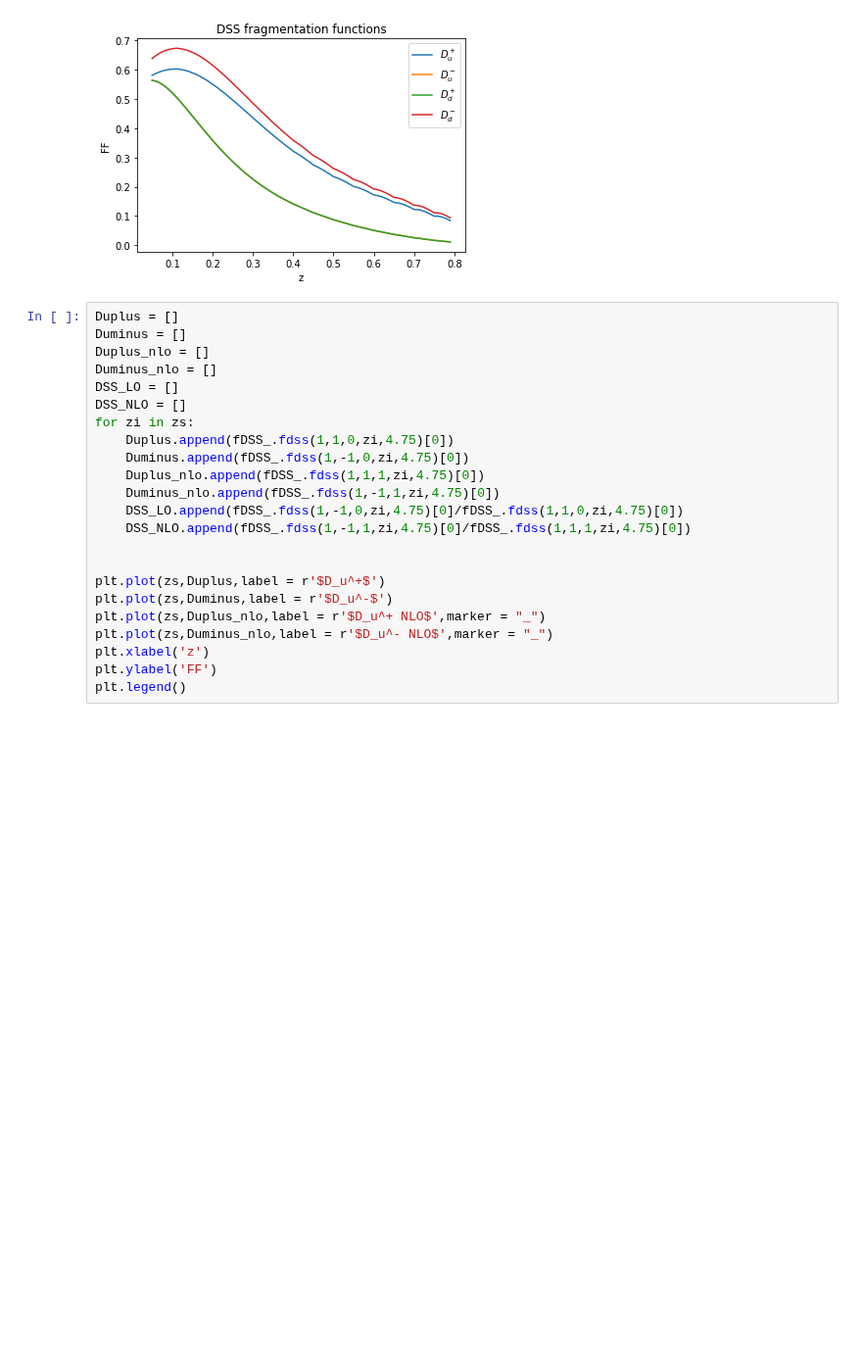
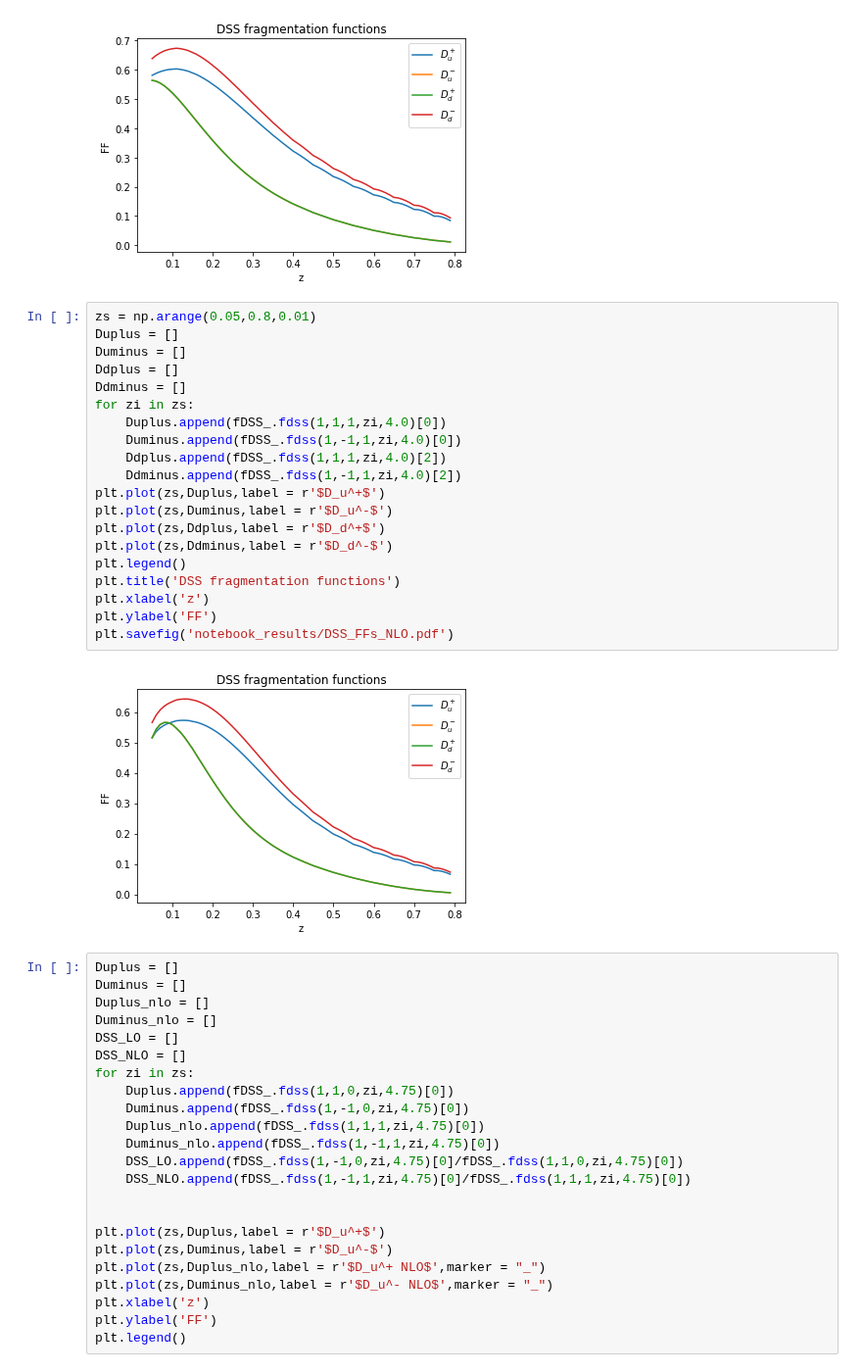
Before and after one commit to Mengzhendada/csv_notebook, a Jupyter notebook: Parametrization.ipynb, the cells around one changed output. Shown at 98% size. Drawn from its saved outputs; the diff is of its cells as text; blank space fills up the shorter version.

```diff
--- a/Parametrization.ipynb
+++ b/Parametrization.ipynb
@@ -289,6 +290,28 @@ plt.ylabel('FF')
 plt.savefig('notebook_results/DSS_FFs.pdf')
 # %% [output]
 [figure]
+# %%
+zs = np.arange(0.05,0.8,0.01)
+Duplus = []
+Duminus = []
+Ddplus = []
+Ddminus = []
+for zi in zs:
+    Duplus.append(fDSS_.fdss(1,1,1,zi,4.0)[0])
+    Duminus.append(fDSS_.fdss(1,-1,1,zi,4.0)[0])
+    Ddplus.append(fDSS_.fdss(1,1,1,zi,4.0)[2])
+    Ddminus.append(fDSS_.fdss(1,-1,1,zi,4.0)[2])
+plt.plot(zs,Duplus,label = r'$D_u^+$')
+plt.plot(zs,Duminus,label = r'$D_u^-$')
+plt.plot(zs,Ddplus,label = r'$D_d^+$')
+plt.plot(zs,Ddminus,label = r'$D_d^-$')
+plt.legend()
+plt.title('DSS fragmentation functions')
+plt.xlabel('z')
+plt.ylabel('FF')
+plt.savefig('notebook_results/DSS_FFs_NLO.pdf')
+# %% [output]
+[figure, added]
 # %%
 Duplus = []
 Duminus = []
```
Also changed, not shown: parts of 13 cells of this notebook, 5 other files.
